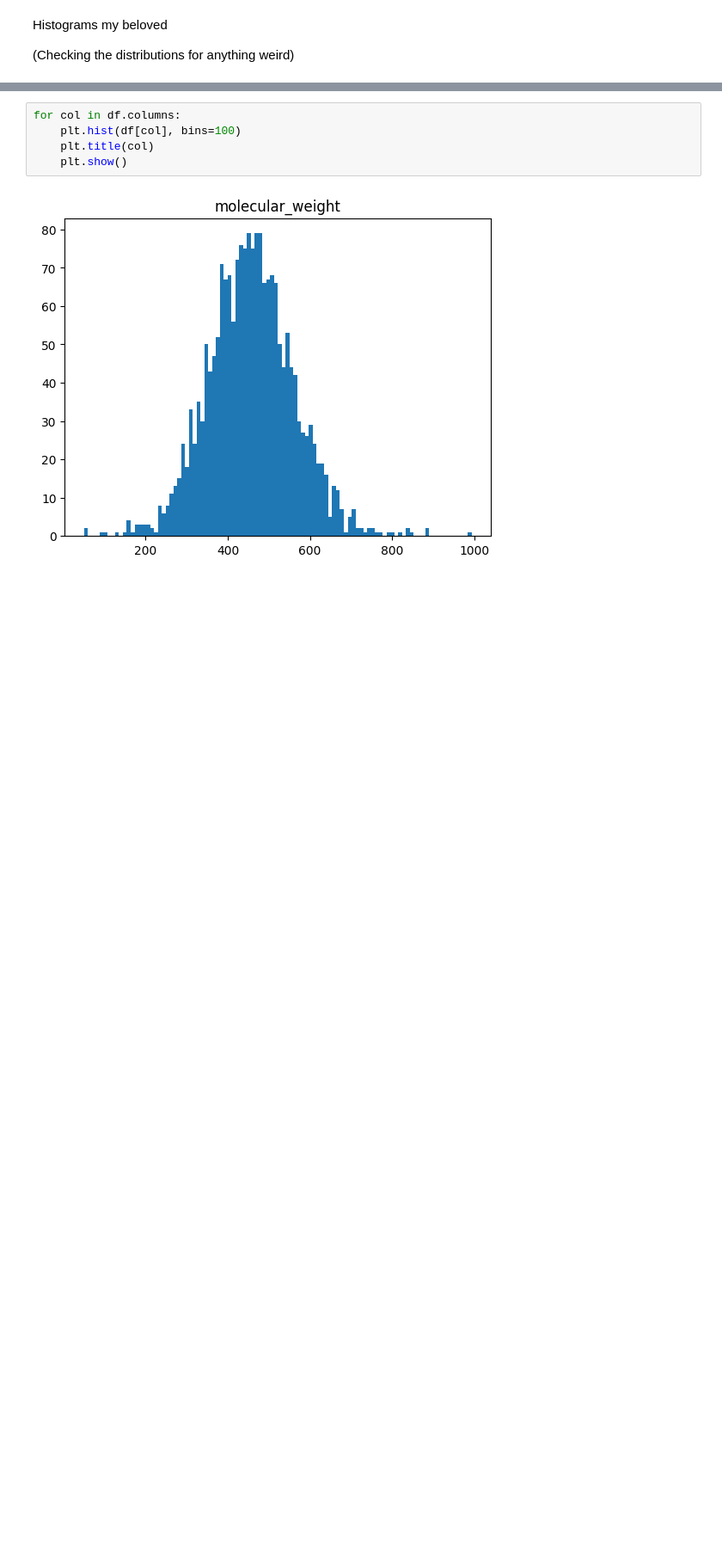
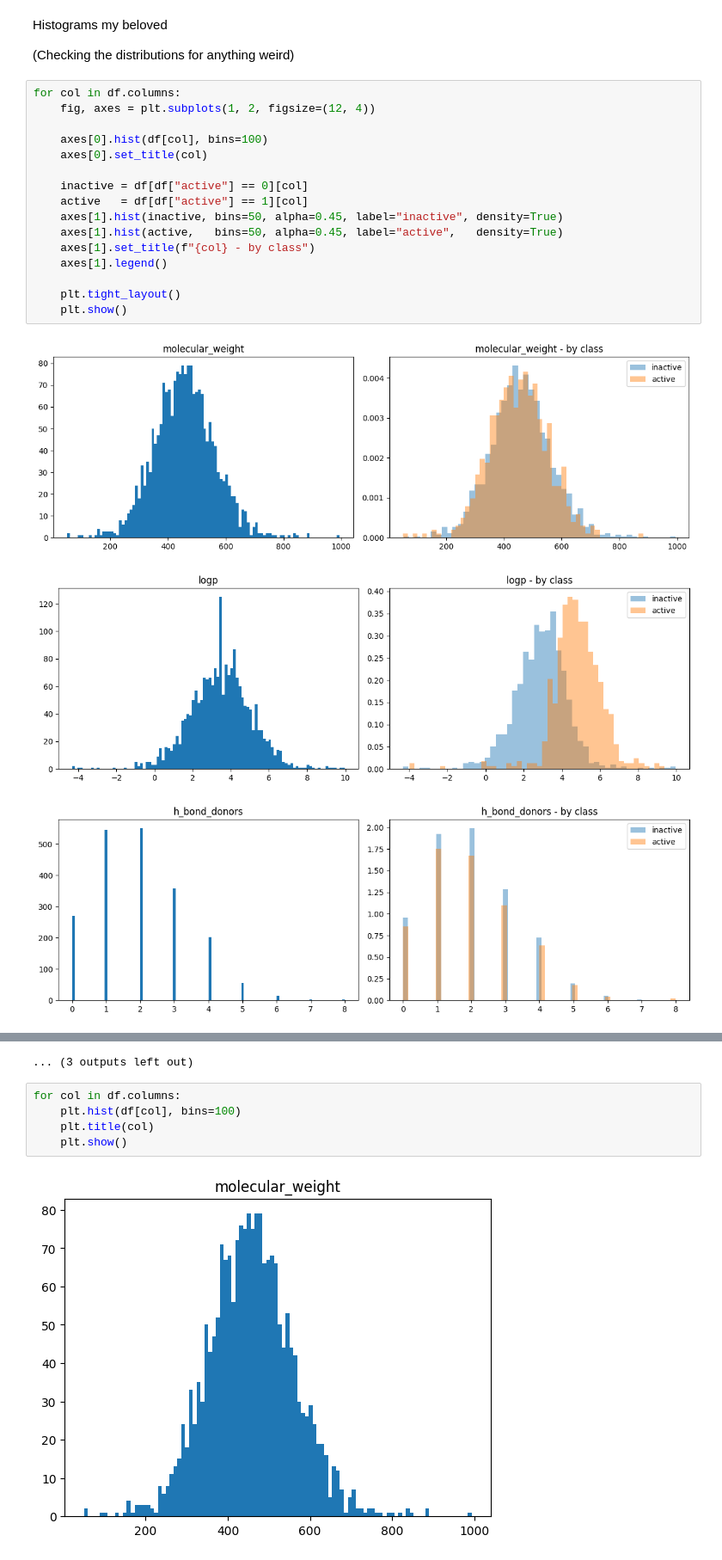
Before and after one commit to rhit-schwarr1/CSSEMA415-Project, a Jupyter notebook: src/Statistics.ipynb, the cells around one changed output, grey strips where cells are left out. Shown at 86% size. Drawn from its saved outputs; the diff is of its cells as text; blank space fills up the shorter version.

```diff
--- a/src/Statistics.ipynb
+++ b/src/Statistics.ipynb
@@ -38,3 +68,23 @@ df = pd.DataFrame(si.transform(df), columns=df.columns)
 Histograms my beloved
 
 (Checking the distributions for anything weird)
+# %%
+for col in df.columns:
+    fig, axes = plt.subplots(1, 2, figsize=(12, 4))
+
+    axes[0].hist(df[col], bins=100)
+    axes[0].set_title(col)
+
+    inactive = df[df["active"] == 0][col]
+    active   = df[df["active"] == 1][col]
+    axes[1].hist(inactive, bins=50, alpha=0.45, label="inactive", density=True)
+    axes[1].hist(active,   bins=50, alpha=0.45, label="active",   density=True)
+    axes[1].set_title(f"{col} - by class")
+    axes[1].legend()
+
+    plt.tight_layout()
+    plt.show()
+# %% [output]
+[figure, added]
+[figure, added]
+[figure, added]
@@ -41,3 +100,4 @@ Histograms my beloved
+... (3 outputs left out)
 # %%
 for col in df.columns:
     plt.hist(df[col], bins=100)
```
Also changed, not shown: parts of 5 cells of this notebook, 2 other files.
